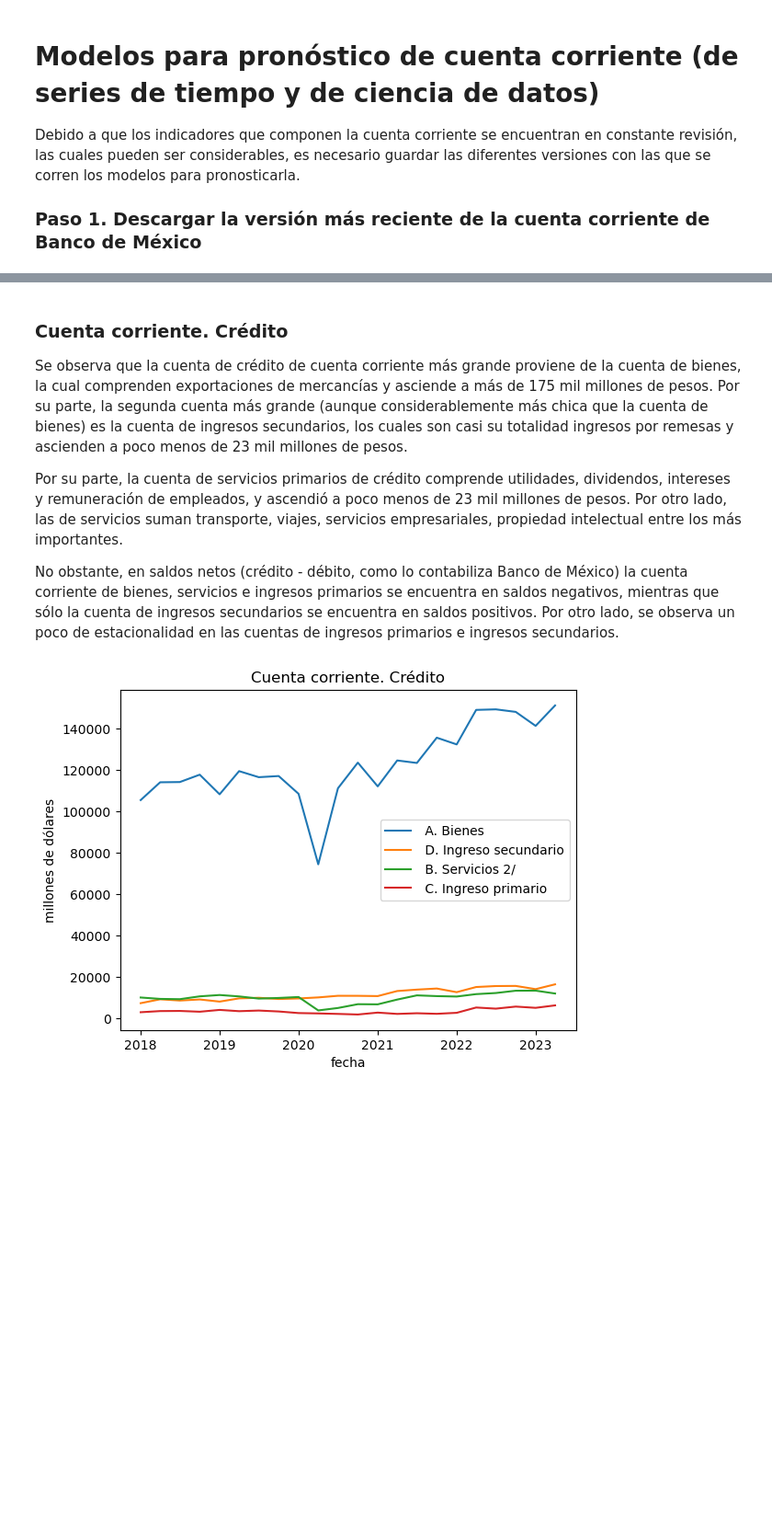
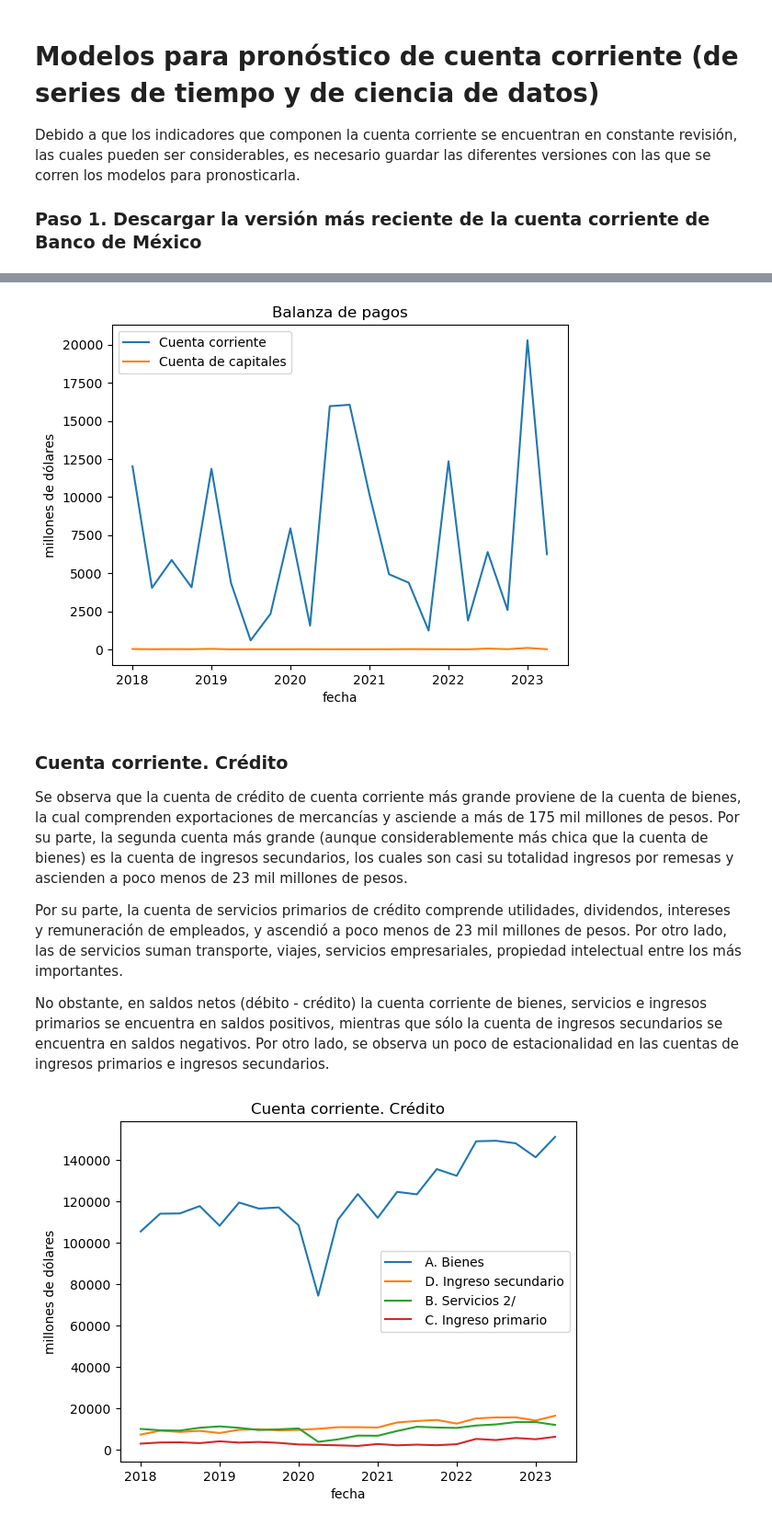
Before and after one commit to sparkieth/estancia_investigacion, a Jupyter notebook: modelacion_economica/modelo_cuenta_corriente.ipynb, the cells around one changed output, grey strips where cells are left out. Shown at 92% size. Saved outputs shown, nothing was run; the diff lists cells and outputs as text; code cells hidden in the pictures; blank space fills up the shorter version.

```diff
--- a/modelacion_economica/modelo_cuenta_corriente.ipynb
+++ b/modelacion_economica/modelo_cuenta_corriente.ipynb
@@ -47,3 +62,17 @@ corr_debito.rename(columns={'Cuenta corriente (I - II) II. Débito (A + B + C +
+# %%
+x0=pd.to_datetime(list(corr.index),format="%d/%m/%Y")
+y00=corr.iloc[:,0]
+y01=cap.iloc[:,0]
+
+plt.plot(x0,y00,x0,y01)
+plt.xlabel('fecha')
+plt.ylabel('millones de dólares')
+plt.title('Balanza de pagos')
+plt.legend(['Cuenta corriente','Cuenta de capitales'])
+
+plt.show()
+# %% [output]
+[figure, added]
 # %% [markdown]
 ### Cuenta corriente. Crédito
 
@@ -51,7 +80,7 @@ Se observa que la cuenta de crédito de cuenta corriente más grande proviene de
 
 Por su parte, la cuenta de servicios primarios de crédito comprende utilidades, dividendos, intereses y remuneración de empleados, y ascendió a poco menos de 23 mil millones de pesos. Por otro lado, las de servicios suman transporte, viajes, servicios empresariales, propiedad intelectual entre los más importantes.
 
-No obstante, en saldos netos (crédito - débito, como lo contabiliza Banco de México) la cuenta corriente de bienes, servicios e ingresos primarios se encuentra en saldos negativos, mientras que sólo la cuenta de ingresos secundarios se encuentra en saldos positivos. Por otro lado, se observa un poco de estacionalidad en las cuentas de ingresos primarios e ingresos secundarios.
+No obstante, en saldos netos (débito - crédito) la cuenta corriente de bienes, servicios e ingresos primarios se encuentra en saldos positivos, mientras que sólo la cuenta de ingresos secundarios se encuentra en saldos negativos. Por otro lado, se observa un poco de estacionalidad en las cuentas de ingresos primarios e ingresos secundarios.
 # %%
 titulo1=[i.split('(A + B + C + D)', 1)[1] for i in c_corr_credito.keys()]
 
```
Also changed, not shown: parts of 11 cells of this notebook.
